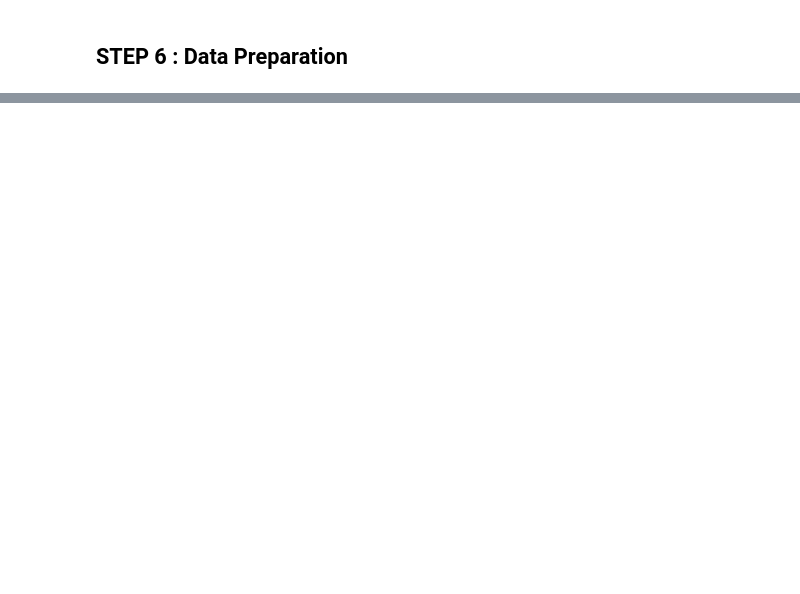
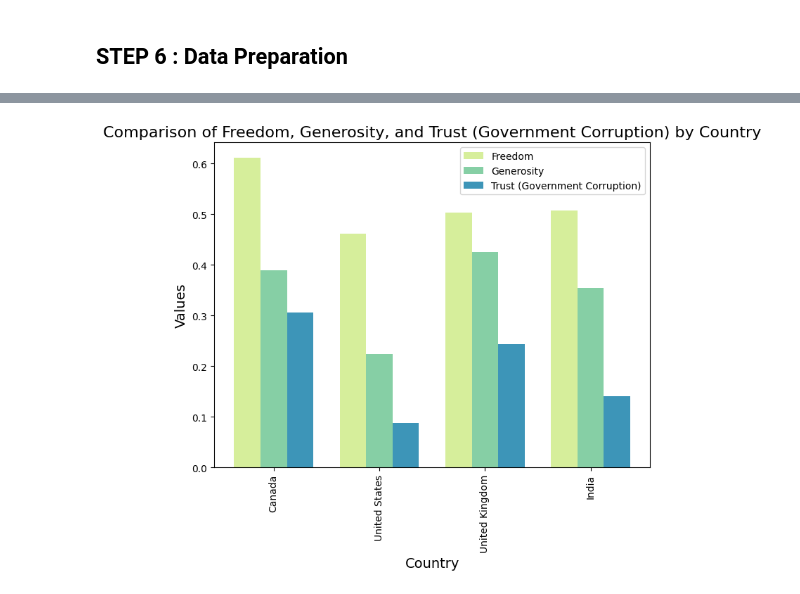
Before and after one commit to SurekhaBerlin/WorldHappinessReport, a Jupyter notebook: world_happiness_report.ipynb, the cells around one changed output, grey strips where cells are left out. Drawn from its saved outputs; the diff is of its cells as text; code cells hidden in the pictures; blank space fills up the shorter version.

```diff
--- a/world_happiness_report.ipynb
+++ b/world_happiness_report.ipynb
@@ -589,0 +662,36 @@ df.head()
+# %%
+import matplotlib.pyplot as plt
+import seaborn as sns
+
+# Set the figure size
+plt.figure(figsize=(8,6))
+
+# Set the number of bars for each country
+bar_width = 0.25
+
+# Set the x-axis positions
+countries = d['Country'].unique()
+x = range(len(countries))
+
+# Generate the 'Spectral' palette with 11 colors
+spectral_palette = sns.color_palette('Spectral', n_colors=7)
+
+# Extract dark green shades from the middle of the spectral palette (typically from index 4 to 6)
+dark_green_spectral_palette = spectral_palette[4:7]  # Picking the darker green range
+
+# Create the plots for 'Freedom', 'Generosity', and 'Trust (Government Corruption)' using the selected dark green shades
+plt.bar(x, d.groupby('Country')['Freedom'].mean(), width=bar_width, label='Freedom', color=dark_green_spectral_palette[0], align='center')
+plt.bar([i + bar_width for i in x], d.groupby('Country')['Generosity'].mean(), width=bar_width, label='Generosity', color=dark_green_spectral_palette[1], align='center')
+plt.bar([i + 2 * bar_width for i in x], d.groupby('Country')['Trust (Government Corruption)'].mean(), width=bar_width, label='Trust (Government Corruption)', color=dark_green_spectral_palette[2], align='center')
+
+# Labeling the axes and the plot
+plt.xlabel('Country', fontsize=14)
+plt.ylabel('Values', fontsize=14)
+plt.title('Comparison of Freedom, Generosity, and Trust (Government Corruption) by Country', fontsize=16)
+plt.xticks([i + bar_width for i in x], countries, rotation=90)  # Set country labels
+plt.legend()
+
+# Show the plot
+plt.show()
+# %% [output]
+[figure, added]
```
Also changed, not shown: parts of 7 cells of this notebook.
